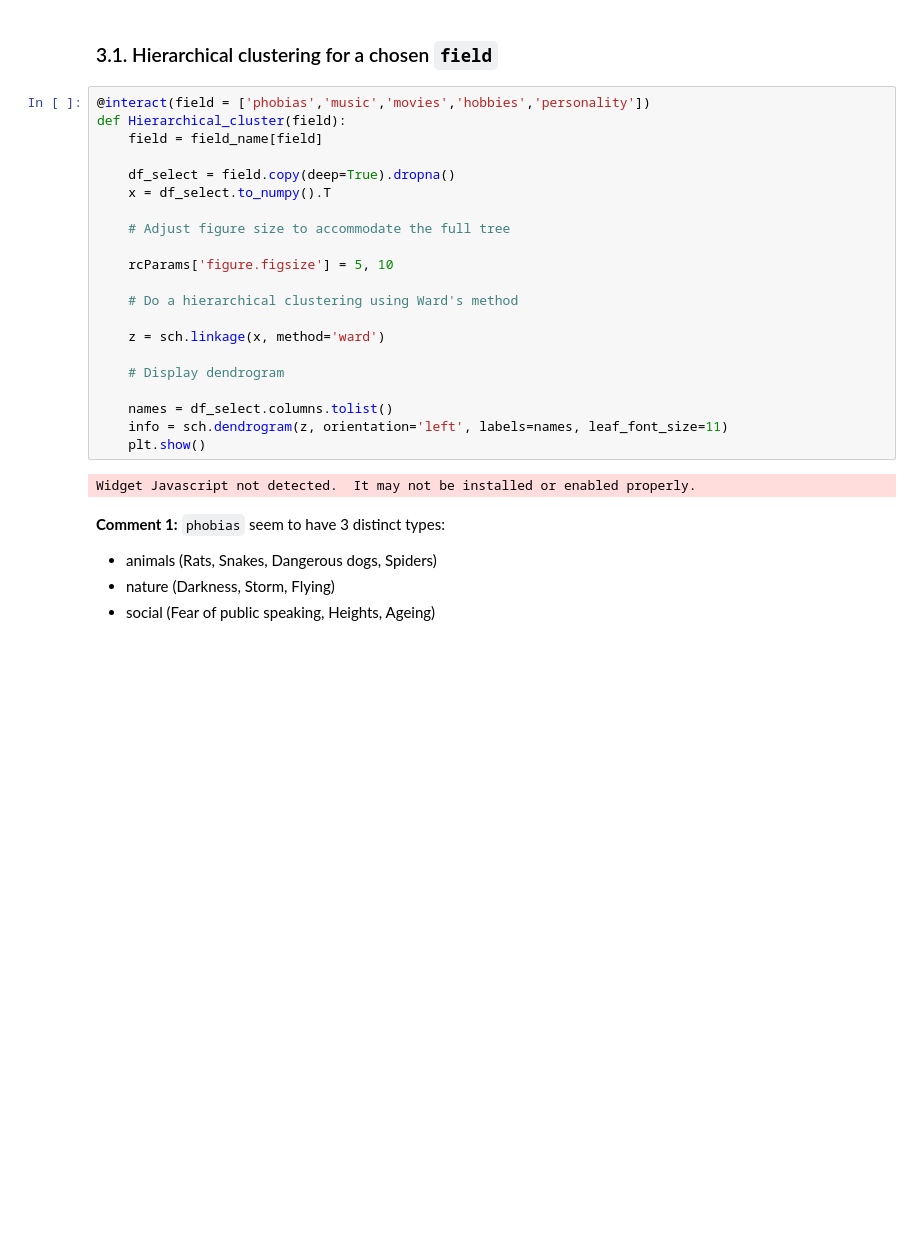
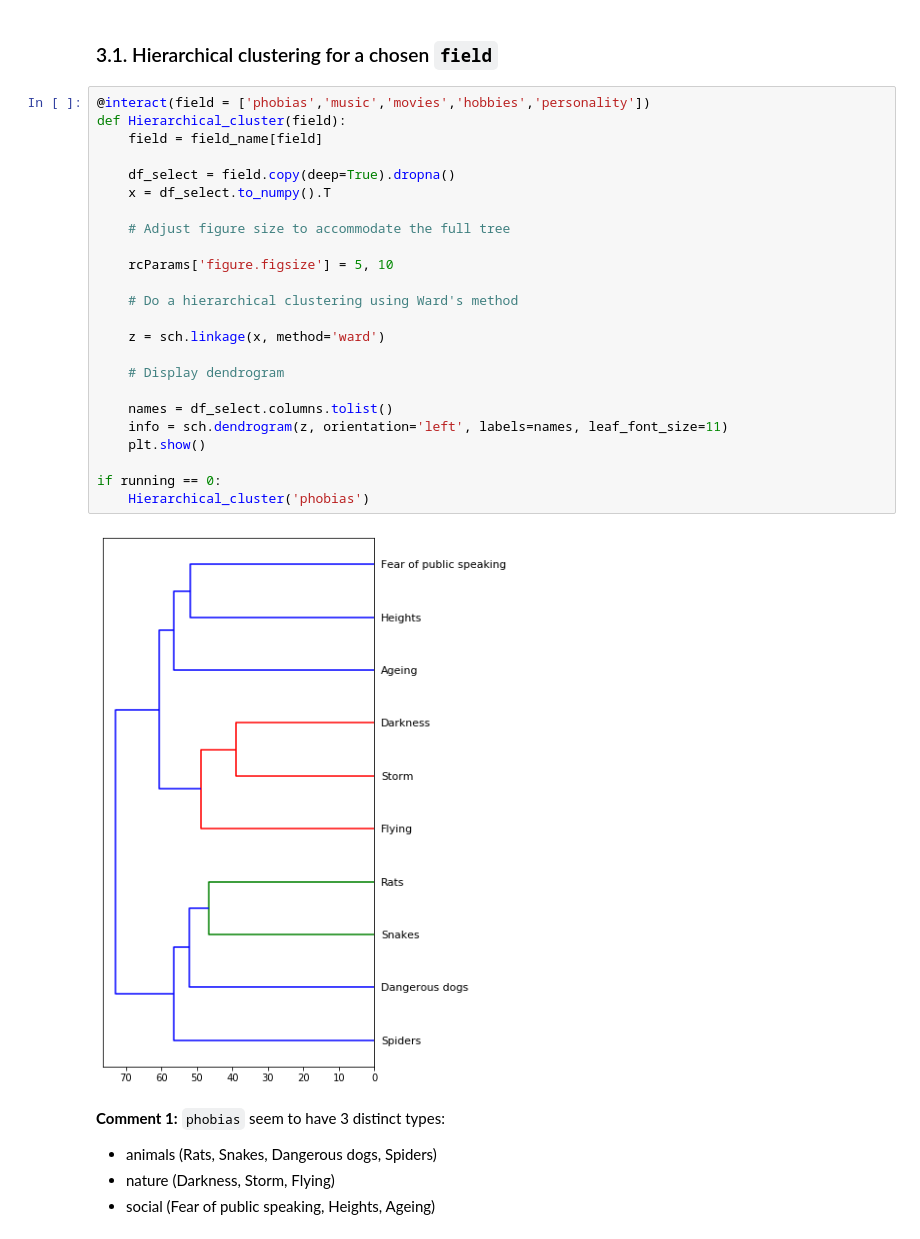
Before and after one commit to KrystianPlackowski/Young-People-Survey, a Jupyter notebook: main.ipynb, the cells around one changed output. Drawn from its saved outputs; the diff is of its cells as text; blank space fills up the shorter version.

```diff
--- a/main.ipynb
+++ b/main.ipynb
@@ -286,26 +312,29 @@ Feature's name: Spending on looks
 # %%
 @interact(field = ['phobias','music','movies','hobbies','personality'])
 def Hierarchical_cluster(field):
     field = field_name[field]
 
     df_select = field.copy(deep=True).dropna()
     x = df_select.to_numpy().T
 
     # Adjust figure size to accommodate the full tree
 
     rcParams['figure.figsize'] = 5, 10
 
     # Do a hierarchical clustering using Ward's method
 
     z = sch.linkage(x, method='ward')
 
     # Display dendrogram
 
     names = df_select.columns.tolist()
     info = sch.dendrogram(z, orientation='left', labels=names, leaf_font_size=11)
     plt.show()
+
+if running == 0:
+    Hierarchical_cluster('phobias')
 # %% [output]
-Widget Javascript not detected.  It may not be installed or enabled properly.
+[figure, added]
 # %% [markdown]
 **Comment 1:** `phobias` seem to have 3 distinct types:
 - animals (Rats, Snakes, Dangerous dogs, Spiders)
```
Also changed, not shown: parts of 10 cells of this notebook.
